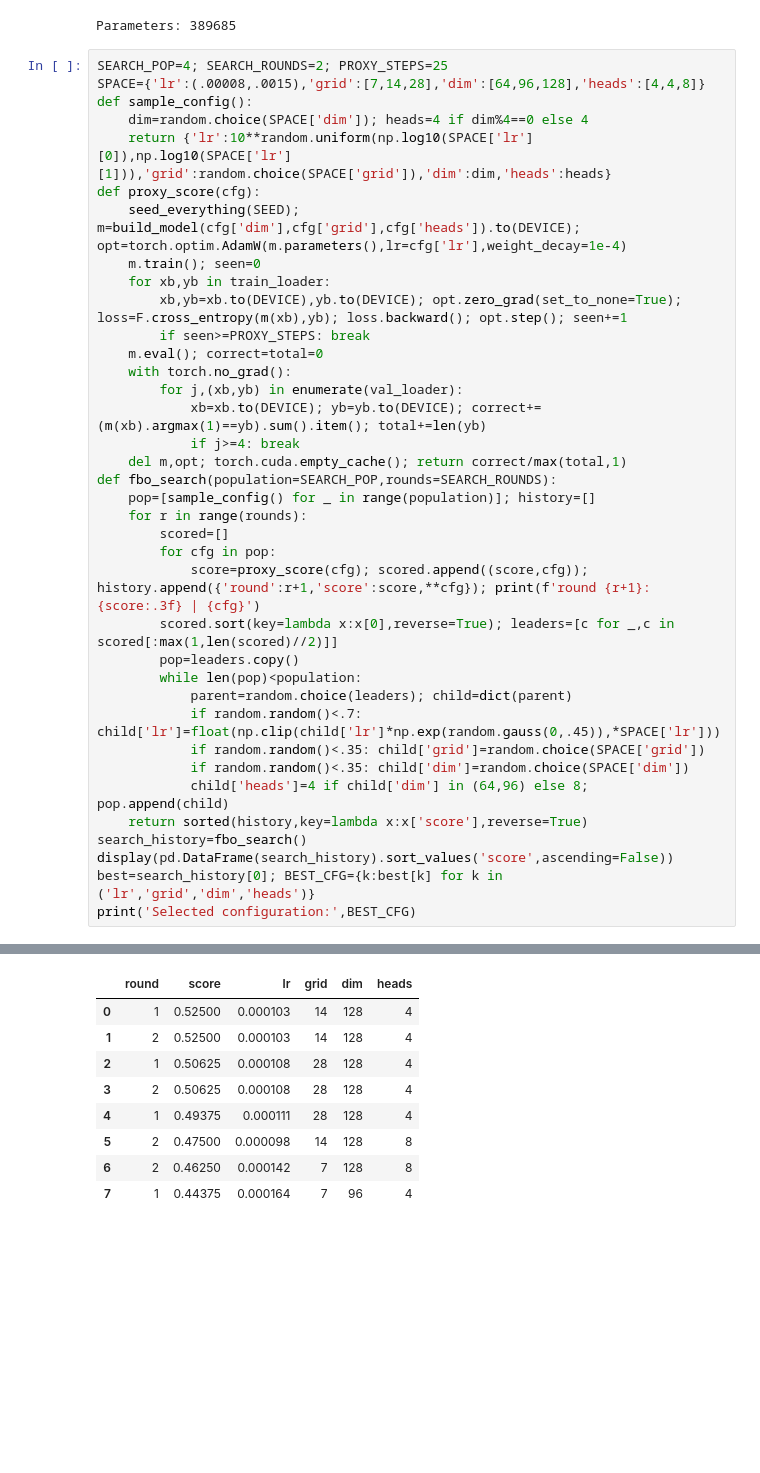
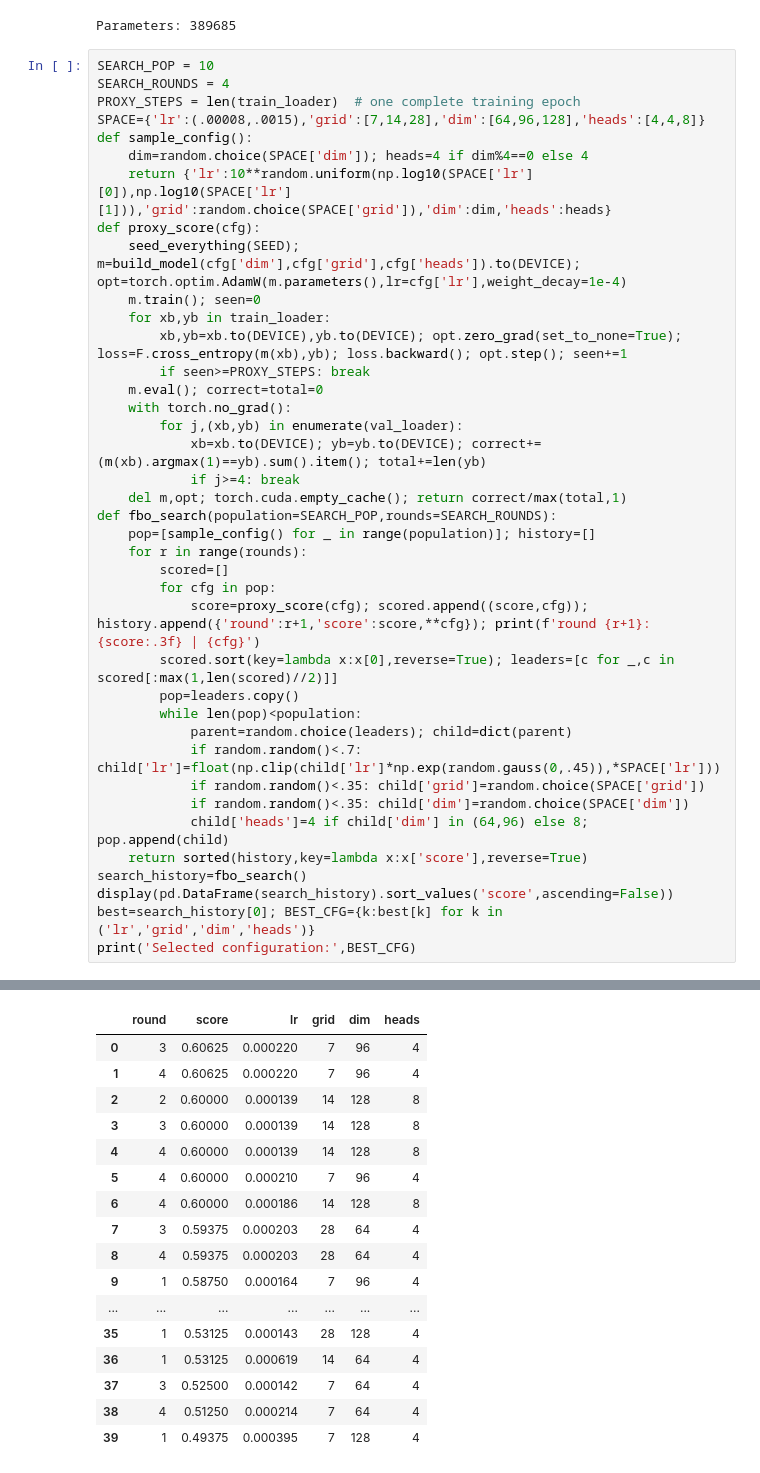
Before and after one commit to Farhana-Tani/Papaya-leaf-disease-detection, a Jupyter notebook: Papaya_Leaf_Disease.ipynb, the cells around one changed output, grey strips where cells are left out. Drawn from its saved outputs; the diff is of its cells as text; blank space fills up the shorter version.

```diff
--- a/Papaya_Leaf_Disease.ipynb
+++ b/Papaya_Leaf_Disease.ipynb
@@ -167,7 +167,9 @@ print('Parameters:',sum(p.numel() for p in model.parameters()))
 # %% [output]
 Parameters: 389685
 # %%
-SEARCH_POP=4; SEARCH_ROUNDS=2; PROXY_STEPS=25
+SEARCH_POP = 10
+SEARCH_ROUNDS = 4
+PROXY_STEPS = len(train_loader)  # one complete training epoch
 SPACE={'lr':(.00008,.0015),'grid':[7,14,28],'dim':[64,96,128],'heads':[4,4,8]}
 def sample_config():
     dim=random.choice(SPACE['dim']); heads=4 if dim%4==0 else 4
@@ -215,9 +226,17 @@ round 2: 0.463 | {'lr': 0.00014156427780070765, 'grid': 7, 'dim': 128, 'heads':
 |  | round | score | lr | grid | dim | heads |
-| 0 | 1 | 0.52500 | 0.000103 | 14 | 128 | 4 |
-| 1 | 2 | 0.52500 | 0.000103 | 14 | 128 | 4 |
-| 2 | 1 | 0.50625 | 0.000108 | 28 | 128 | 4 |
-| 3 | 2 | 0.50625 | 0.000108 | 28 | 128 | 4 |
-| 4 | 1 | 0.49375 | 0.000111 | 28 | 128 | 4 |
-| 5 | 2 | 0.47500 | 0.000098 | 14 | 128 | 8 |
-| 6 | 2 | 0.46250 | 0.000142 | 7 | 128 | 8 |
-| 7 | 1 | 0.44375 | 0.000164 | 7 | 96 | 4 |
+| 0 | 3 | 0.60625 | 0.000220 | 7 | 96 | 4 |
+| 1 | 4 | 0.60625 | 0.000220 | 7 | 96 | 4 |
+| 2 | 2 | 0.60000 | 0.000139 | 14 | 128 | 8 |
+| 3 | 3 | 0.60000 | 0.000139 | 14 | 128 | 8 |
+| 4 | 4 | 0.60000 | 0.000139 | 14 | 128 | 8 |
+| 5 | 4 | 0.60000 | 0.000210 | 7 | 96 | 4 |
+| 6 | 4 | 0.60000 | 0.000186 | 14 | 128 | 8 |
+| 7 | 3 | 0.59375 | 0.000203 | 28 | 64 | 4 |
+| 8 | 4 | 0.59375 | 0.000203 | 28 | 64 | 4 |
+| 9 | 1 | 0.58750 | 0.000164 | 7 | 96 | 4 |
+| ... | ... | ... | ... | ... | ... | ... |
+| 35 | 1 | 0.53125 | 0.000143 | 28 | 128 | 4 |
+| 36 | 1 | 0.53125 | 0.000619 | 14 | 64 | 4 |
+| 37 | 3 | 0.52500 | 0.000142 | 7 | 64 | 4 |
+| 38 | 4 | 0.51250 | 0.000214 | 7 | 64 | 4 |
+| 39 | 1 | 0.49375 | 0.000395 | 7 | 128 | 4 |
```
Also changed, not shown: parts of 6 cells of this notebook.
